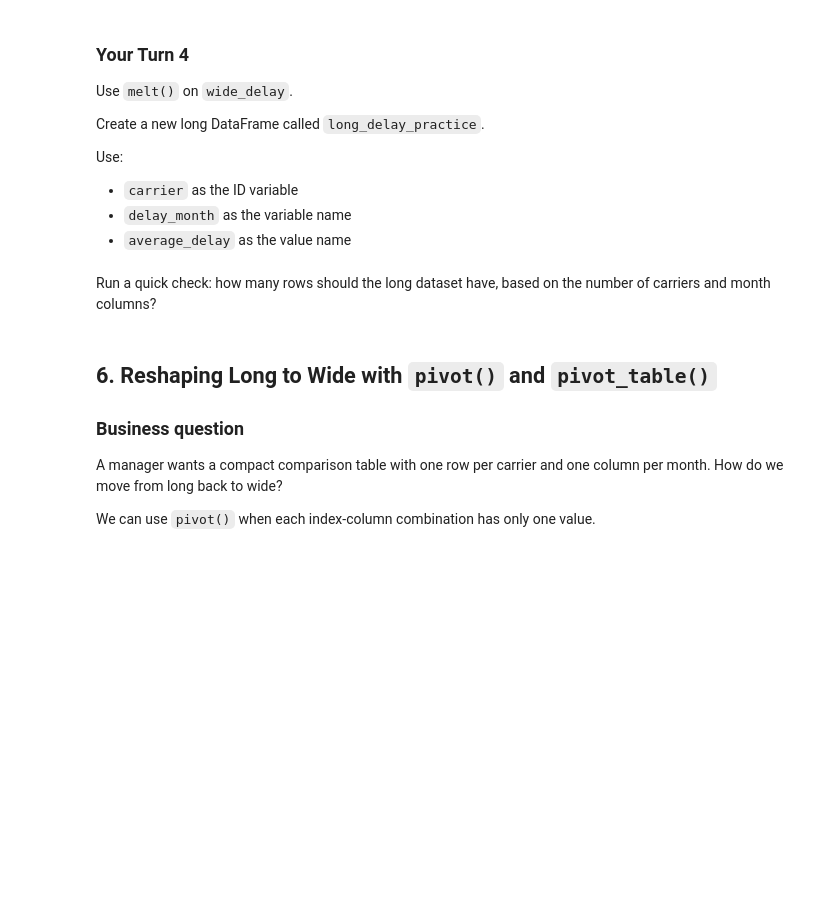
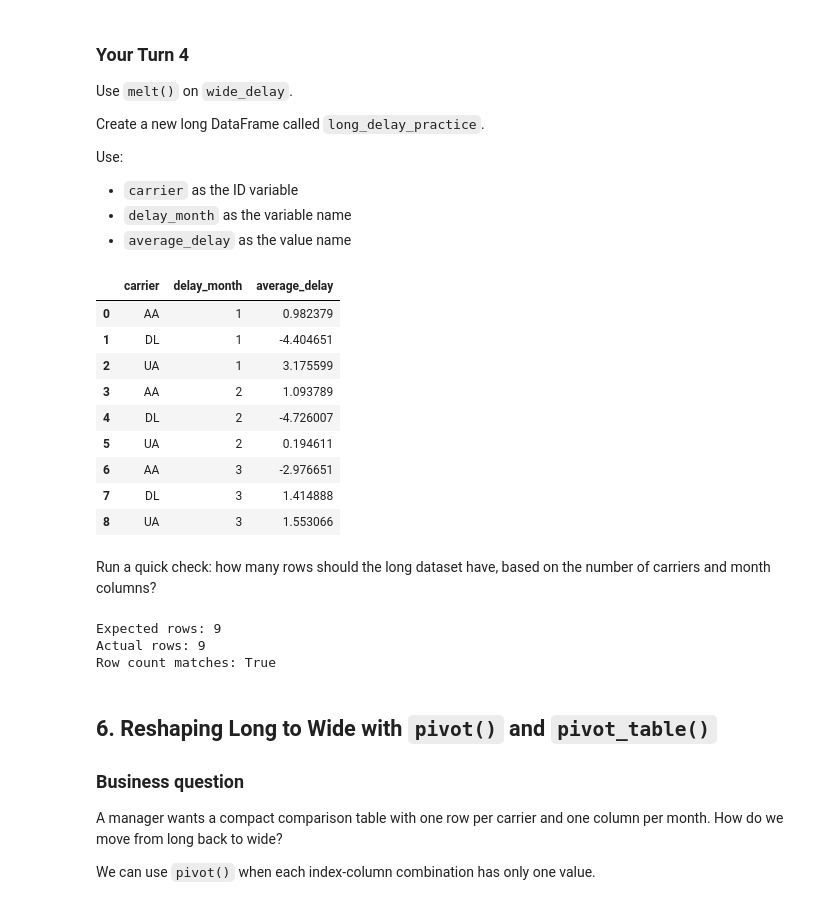
Before and after one commit to Jade-Jung/ban6003-week7-8-hyejung-jung, a Jupyter notebook: notebooks/module7_aggregation_reshaping_guided_lab.ipynb, the cells around one changed output. Cells and saved outputs as stored; diff of their text form; code cells hidden in the pictures; blank space fills up the shorter version.

```diff
--- a/notebooks/module7_aggregation_reshaping_guided_lab.ipynb
+++ b/notebooks/module7_aggregation_reshaping_guided_lab.ipynb
@@ -468,10 +471,38 @@ Use:
 # %%
 # Your Turn 4
 # Use melt() to reshape wide_delay from wide to long.
+long_delay_practice = wide_delay.melt(
+    id_vars = "carrier",
+    var_name = "delay_month",
+    value_name = "average_delay"
+)
+long_delay_practice
+# %% [output]
+|  | carrier | delay_month | average_delay |
+| 0 | AA | 1 | 0.982379 |
+| 1 | DL | 1 | -4.404651 |
+| 2 | UA | 1 | 3.175599 |
+| 3 | AA | 2 | 1.093789 |
+| 4 | DL | 2 | -4.726007 |
+| 5 | UA | 2 | 0.194611 |
+| 6 | AA | 3 | -2.976651 |
+| 7 | DL | 3 | 1.414888 |
+| 8 | UA | 3 | 1.553066 |
 # %% [markdown]
 Run a quick check: how many rows should the long dataset have, based on the number of carriers and month columns?
 # %%
 # Your Turn 4 light validation check
+expected_rows = wide_delay.shape[0] * (wide_delay.shape[1] - 1)
+
+actual_rows = long_delay_practice.shape[0]
+
+print("Expected rows:", expected_rows)
+print("Actual rows:", actual_rows)
+print("Row count matches:", expected_rows == actual_rows)
+# %% [output]
+Expected rows: 9
+Actual rows: 9
+Row count matches: True
 # %% [markdown]
 ## 6. Reshaping Long to Wide with `pivot()` and `pivot_table()`
 
```
Also changed, not shown: parts of 5 cells of this notebook.
